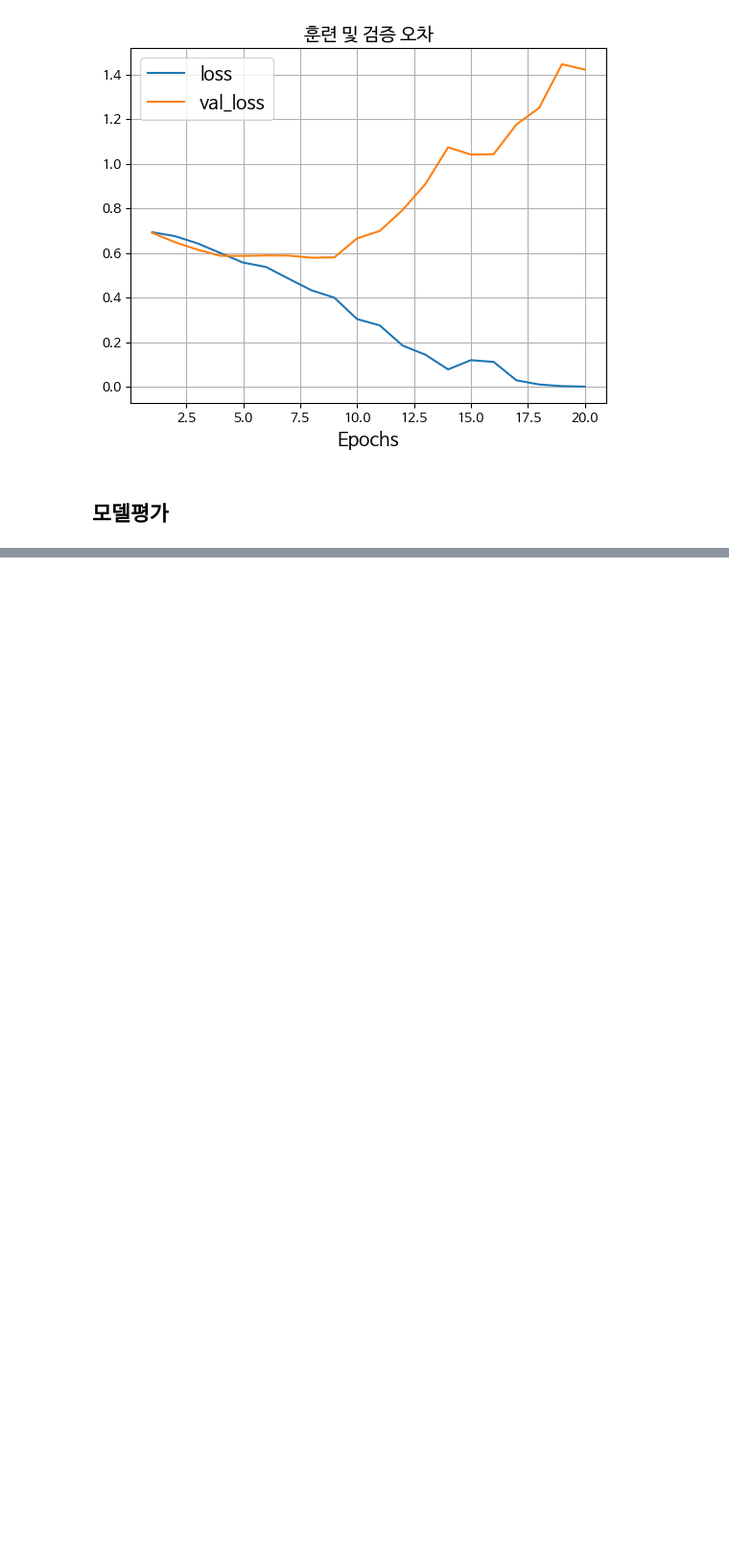
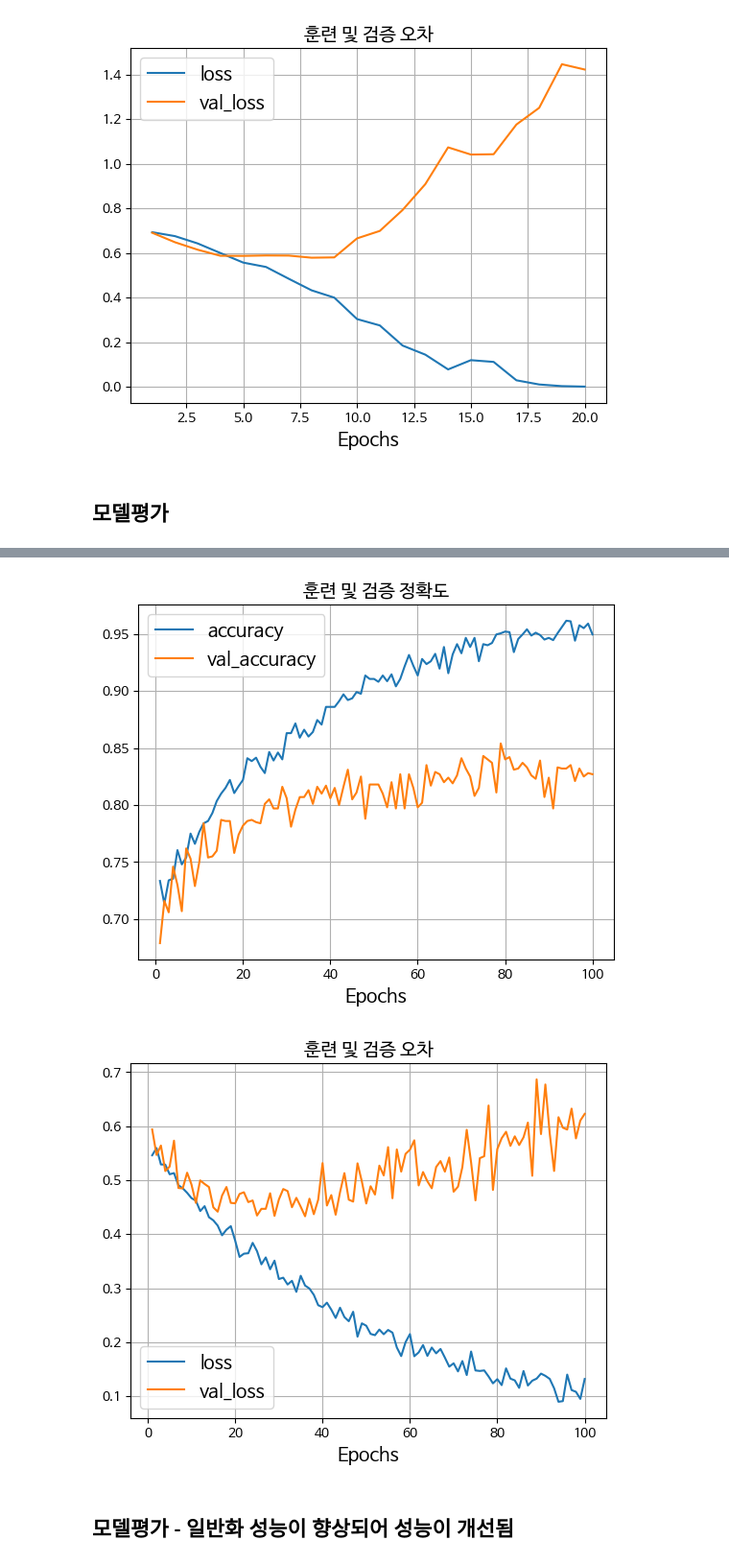
Before and after one commit to saicham/Study, a Jupyter notebook: 2024_SeoulICT_CNN_DogCat.ipynb, the cells around one changed output, grey strips where cells are left out. Shown at 96% size. Cells and saved outputs as stored; diff of their text form; code cells hidden in the pictures; blank space fills up the shorter version.

```diff
--- a/2024_SeoulICT_CNN_DogCat.ipynb
+++ b/2024_SeoulICT_CNN_DogCat.ipynb
@@ -299,0 +316,25 @@ test accuracy : 0.7360000014305115
+# %%
+inputs = Input(shape=(180,180,3))
+x = data_augmentation(inputs)  # 데이터 증강
+x = Rescaling(1./255)(x)
+
+
+# 이미지 특성 추출 - 필터크기를 증가시켜 이미지를 세분화하여 특성을 추출
+x = Conv2D(32,3, activation='relu')(x)  # 필터, 커널, 활성화함수
+x = MaxPooling2D(2)(x)
+x = Conv2D(64,3, activation='relu')(x)
+x = MaxPooling2D(2)(x)
+x = Conv2D(128,3, activation='relu')(x)
+x = MaxPooling2D(2)(x)
+x = Conv2D(256,3, activation='relu')(x)
+x = MaxPooling2D(2)(x)
+x = Conv2D(256,3, activation='relu')(x)
+
+# 이미지 분류
+x = Flatten()(x)
+x = Dropout(0.5)(x)  # dropout 적용하여 일반화성능을 개선
+outputs = Dense(1, activation='sigmoid')(x)
+
+model = Model(inputs = inputs, outputs = outputs)
+
+model.summary()
@@ -299,0 +365,13 @@ test accuracy : 0.7360000014305115
+# %%
+adam = optimizers.Adam()
+model.compile(optimizer=adam, loss='binary_crossentropy', metrics=['accuracy'])
+# %%
+# val_loss값이 최적의 파라미터를 저장
+callbacks = [ModelCheckpoint(filepath='/content/dogs-vs-cats-cnn.keras',
+                             save_best_only=True,
+                             monitor='val_loss')]
+# %%
+history = model.fit(train_dataset,
+                    epochs=100,
+                    validation_data = validation_dataset,
+                    callbacks= callbacks)
@@ -299,0 +396,7 @@ test accuracy : 0.7360000014305115
+# %%
+disp_training( history)
+# %% [output]
+[figure, added]
+[figure, added]
+# %% [markdown]
+## 모델평가 - 일반화 성능이 향상되어 성능이 개선됨
```
Also changed, not shown: parts of 12 cells of this notebook.
